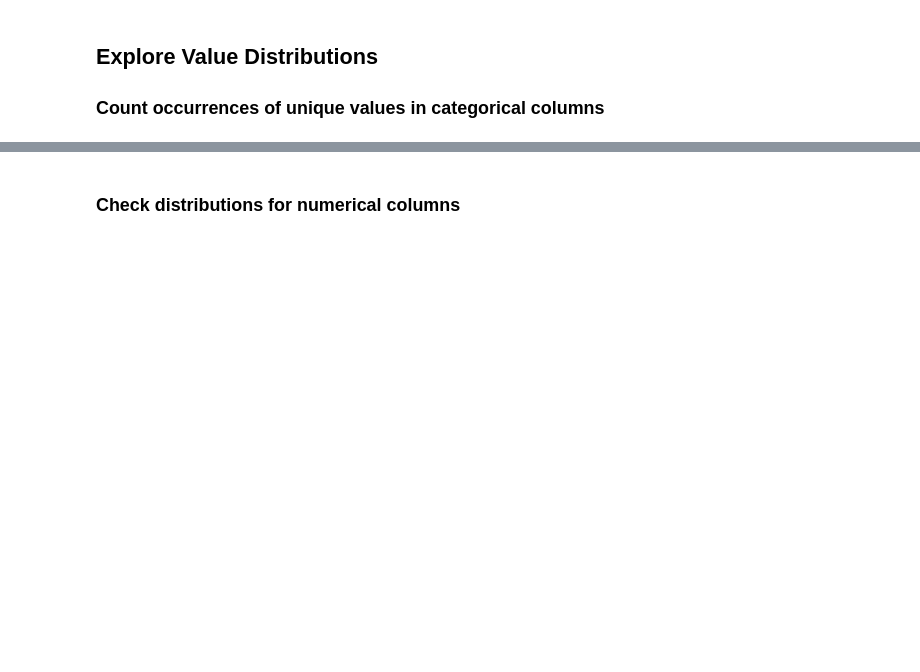
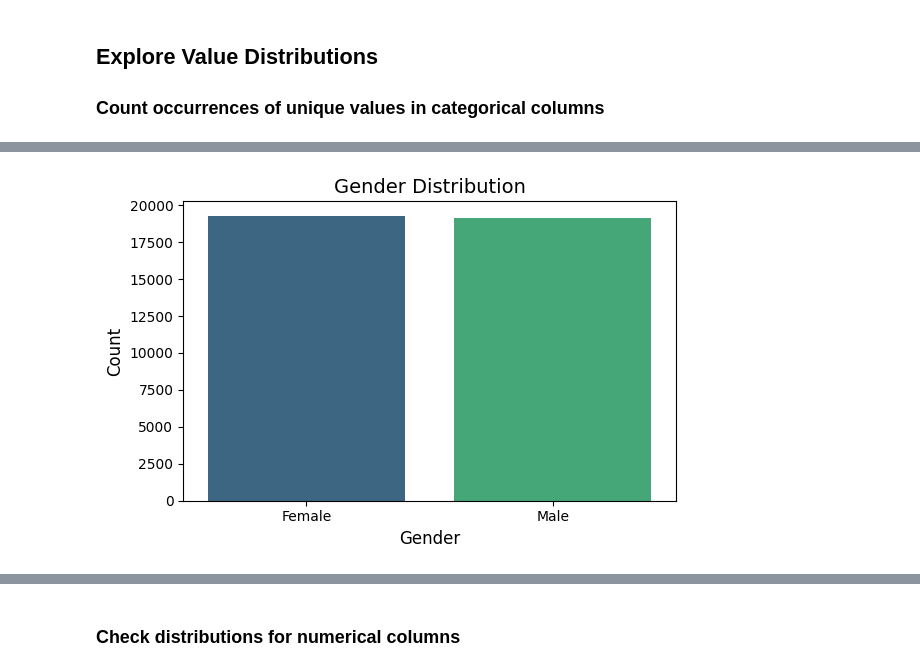
Before and after one commit to wdavjr/wd-career-field-vs-occupation-eda, a Jupyter notebook: eda-of-occupation-vs-field-of-study.ipynb, the cells around one changed output, grey strips where cells are left out. Cells and saved outputs as stored; diff of their text form; code cells hidden in the pictures; blank space fills up the shorter version.

```diff
--- a/eda-of-occupation-vs-field-of-study.ipynb
+++ b/eda-of-occupation-vs-field-of-study.ipynb
@@ -238,0 +200,16 @@ Name: count, dtype: int64
+# %%
+# Calculate value counts and sort
+gender_value_counts = df['Gender'].value_counts().reset_index()
+gender_value_counts.columns = ['Gender', 'Count']
+gender_value_counts = gender_value_counts.sort_values(by='Count', ascending=False)
+
+# Create a vertical bar plot
+plt.figure(figsize=(6, 4))
+sns.barplot(x='Gender', y='Count', data=gender_value_counts, palette='viridis')
+plt.title('Gender Distribution', fontsize=14)
+plt.xlabel('Gender', fontsize=12)
+plt.ylabel('Count', fontsize=12)
+plt.tight_layout()
+plt.show()
+# %% [output]
+[figure, added]
```
Also changed, not shown: parts of 11 cells of this notebook.
